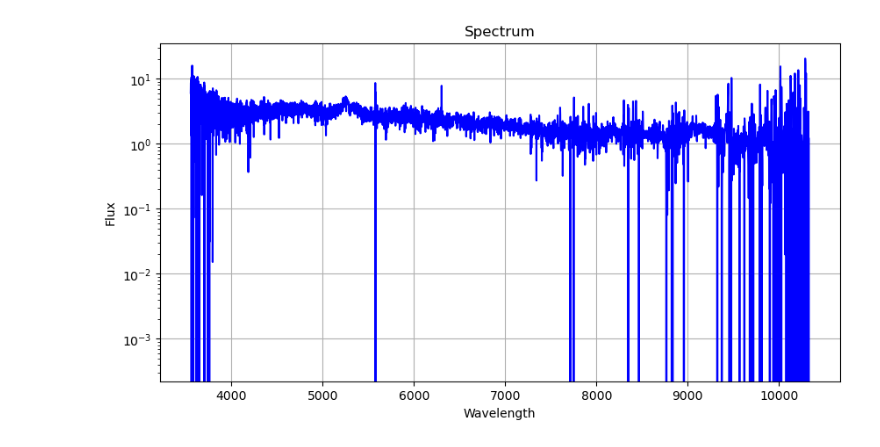
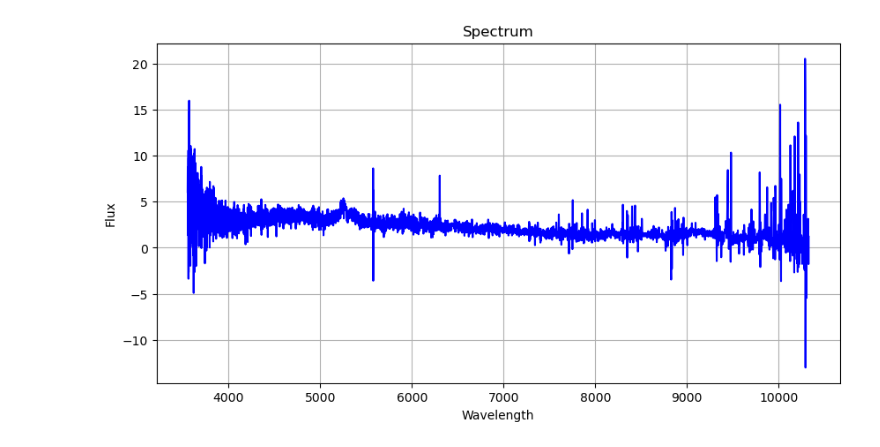
Before and after one commit to kciurleo/AGN, a Jupyter notebook: unorganized/SDSS_stuff.ipynb, the cells around one changed output. Cells and saved outputs as stored; diff of their text form; code cells hidden in the pictures.

```diff
--- a/unorganized/SDSS_stuff.ipynb
+++ b/unorganized/SDSS_stuff.ipynb
@@ -14,7 +14,7 @@ with open(file, 'w') as f:
         f.write(f"{int(row['PLATE']):04d}/spec-{int(row['PLATE']):04d}-{int(row['MJD']):04d}-{int(row['FIBERID']):04d}.fits\n")
 # %%
 #  Read in fits
-hdul = fits.open('/Volumes/galaxies/Katie/SDSS_data/full/3661/spec-3661-55614-0020.fits')
+hdul = fits.open('/Users/kciurleo/Downloads/spec-3661-55614-0020.fits')
 spectrum_data = hdul[1].data
 header = hdul[1].header
 hdul.close()
@@ -24,12 +24,12 @@ wavelength = 10**spectrum_data['loglam'].flatten()
 # %%
 #Plot
 plt.figure(figsize=(10, 5))
 plt.plot(wavelength, flux, linestyle='-', color='b')
-plt.yscale('log')
+#plt.yscale('log')
 plt.title('Spectrum')
 plt.xlabel('Wavelength')
 plt.ylabel('Flux')
 plt.grid(True)
 plt.show()
 # %% [output]
-[figure, old version]
+[figure, new version]
```
Also changed, not shown: parts of 1 cell of this notebook.
